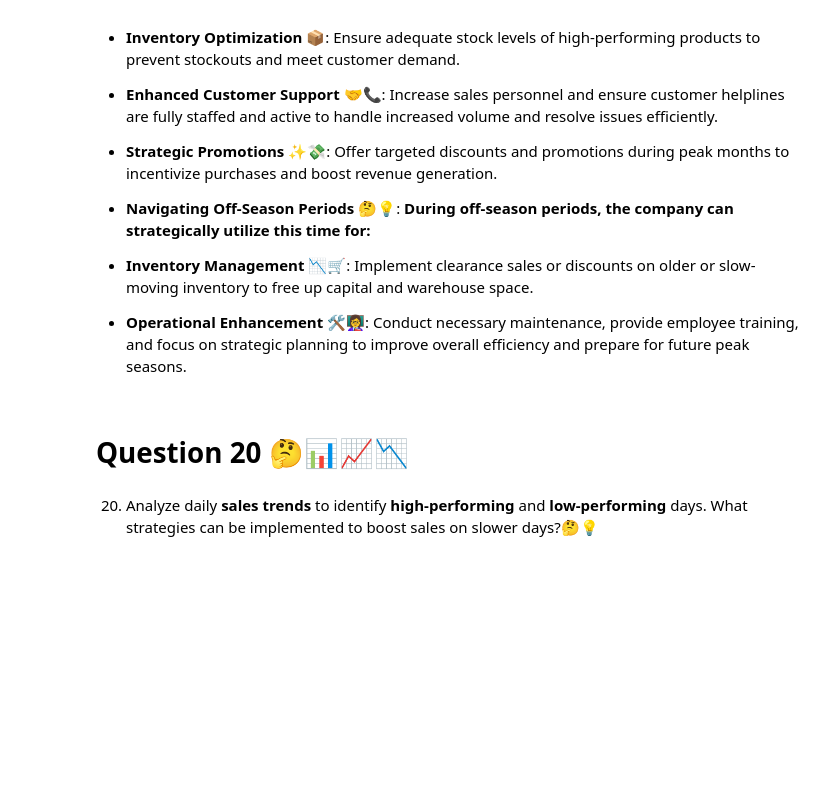
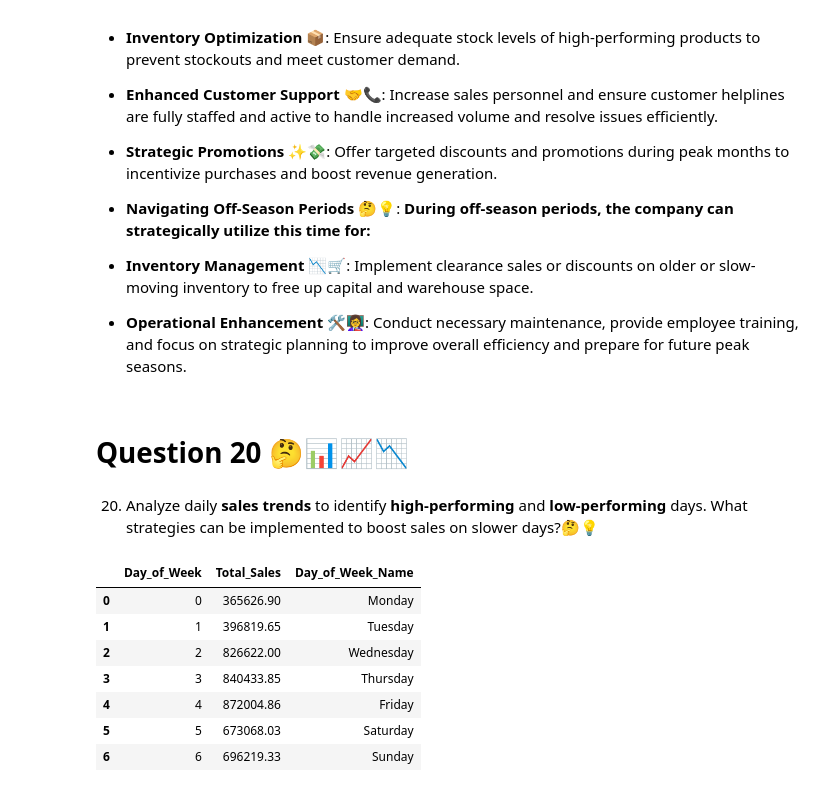
Before and after one commit to Smita569/E-commerce_Marketing_and_sales, a Jupyter notebook: E_commerce_Marketing_and_sales_Business_Case.ipynb, the cells around one changed output. Cells and saved outputs as stored; diff of their text form; code cells hidden in the pictures; blank space fills up the shorter version.

```diff
--- a/E_commerce_Marketing_and_sales_Business_Case.ipynb
+++ b/E_commerce_Marketing_and_sales_Business_Case.ipynb
@@ -902,3 +902,29 @@ plt.show()
 # Question 20 🤔📊📈📉
 # %% [markdown]
 20. Analyze daily **sales trends** to identify **high-performing** and **low-performing** days. What strategies can be implemented to boost sales on slower days?🤔💡
+# %%
+# Analyze sales performance by day of the week.
+df_onlineSales['Transaction_Date'] = pd.to_datetime(df_onlineSales['Transaction_Date'])
+
+# Extract the day of the week (0=Monday, 6=Sunday)
+df_onlineSales['Day_of_Week'] = df_onlineSales['Transaction_Date'].dt.dayofweek
+
+# Group by day of the week and sum total sales
+total_sales_by_day = df_onlineSales.groupby('Day_of_Week')['Total_Sales'].sum().reset_index()
+
+# Map numerical day of week to names
+day_names = {0: 'Monday', 1: 'Tuesday', 2: 'Wednesday', 3: 'Thursday', 4: 'Friday', 5: 'Saturday', 6: 'Sunday'}
+total_sales_by_day['Day_of_Week_Name'] = total_sales_by_day['Day_of_Week'].map(day_names)
+
+# Sort by day of the week
+total_sales_by_day = total_sales_by_day.sort_values('Day_of_Week')
+total_sales_by_day
+# %% [output]
+|  | Day_of_Week | Total_Sales | Day_of_Week_Name |
+| 0 | 0 | 365626.90 | Monday |
+| 1 | 1 | 396819.65 | Tuesday |
+| 2 | 2 | 826622.00 | Wednesday |
+| 3 | 3 | 840433.85 | Thursday |
+| 4 | 4 | 872004.86 | Friday |
+| 5 | 5 | 673068.03 | Saturday |
+| 6 | 6 | 696219.33 | Sunday |
```
Also changed, not shown: parts of 2 cells of this notebook.
